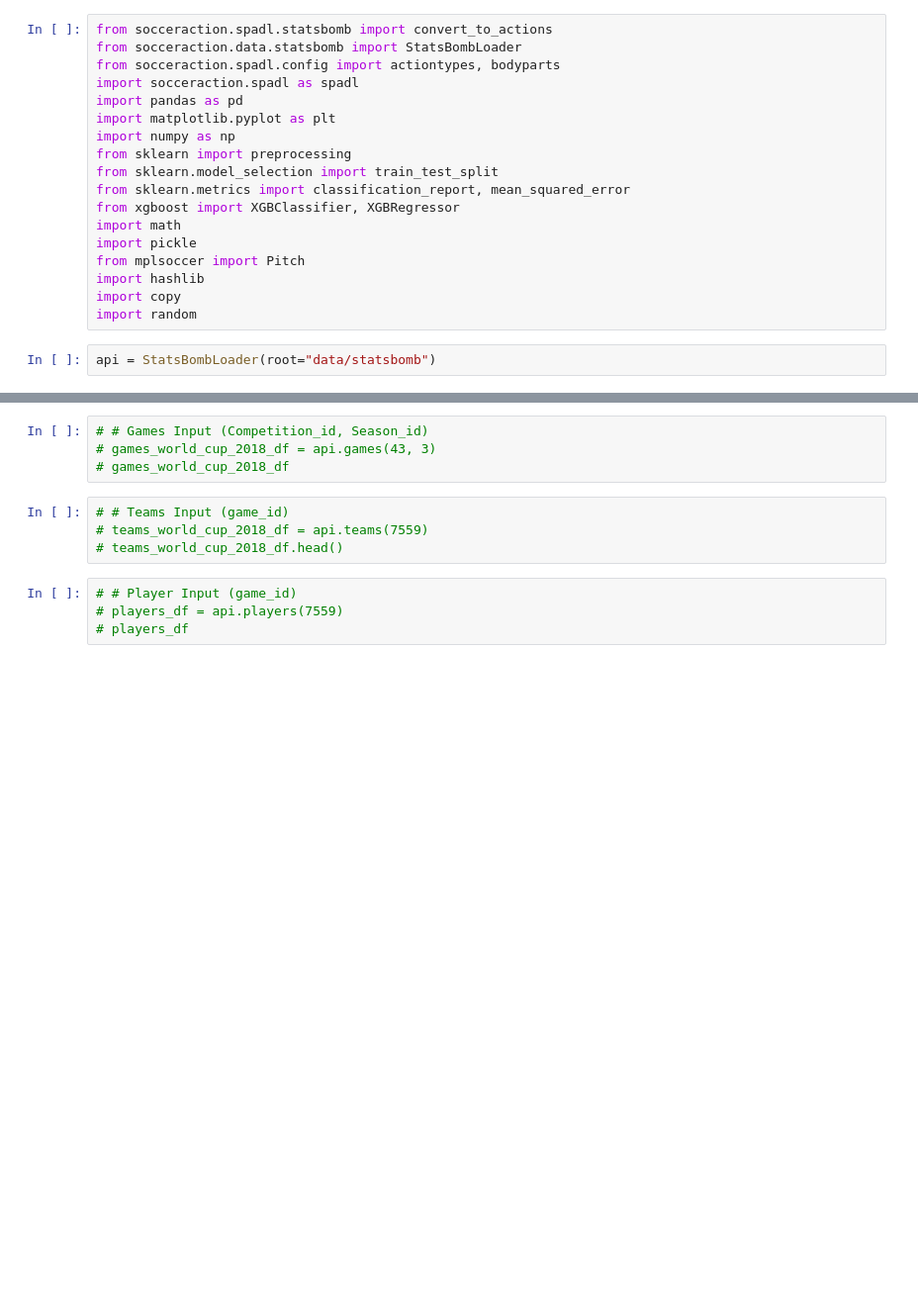
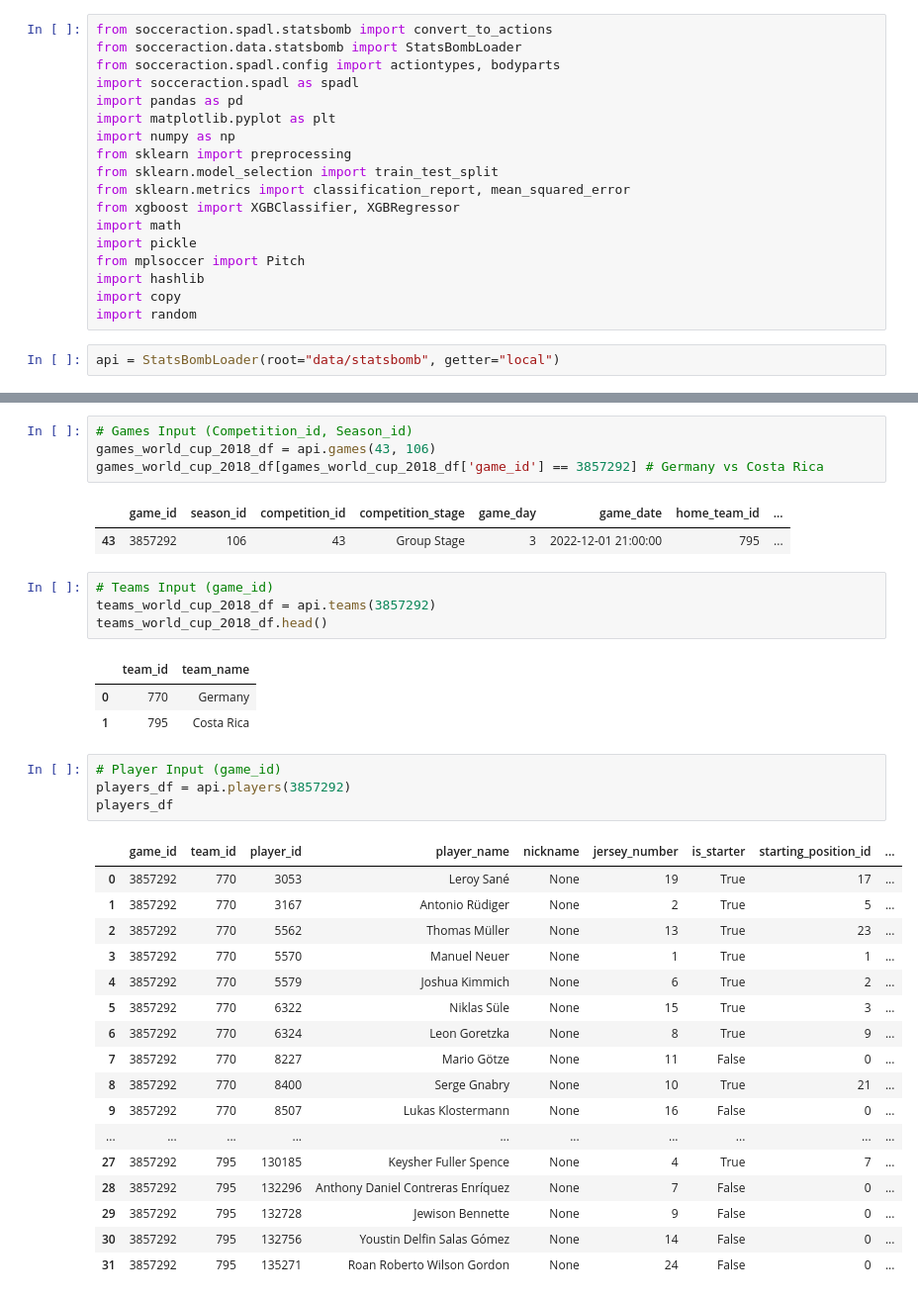
Before and after one commit to Steve23522016/vaep-base-code, a Jupyter notebook: notebooks/tutorial6_trial_socceraction_statsbomb.ipynb, the cells around one changed output, grey strips where cells are left out. Shown at 99% size. Saved outputs shown, nothing was run; the diff lists cells and outputs as text; blank space fills up the shorter version.

Commit message:
Success load statsbomb 360 data

```diff
--- a/notebooks/tutorial6_trial_socceraction_statsbomb.ipynb
+++ b/notebooks/tutorial6_trial_socceraction_statsbomb.ipynb
@@ -17,5 +17,5 @@ import hashlib
 import copy
 import random
 # %%
-api = StatsBombLoader(root="data/statsbomb")
+api = StatsBombLoader(root="data/statsbomb", getter="local")
 # %%
@@ -25,12 +38,37 @@ api = StatsBombLoader(root="data/statsbomb")
 # %%
-# # Games Input (Competition_id, Season_id)
-# games_world_cup_2018_df = api.games(43, 3)
-# games_world_cup_2018_df
+# Games Input (Competition_id, Season_id)
+games_world_cup_2018_df = api.games(43, 106)
+games_world_cup_2018_df[games_world_cup_2018_df['game_id'] == 3857292] # Germany vs Costa Rica
+# %% [output]
+|  | game_id | season_id | competition_id | competition_stage | game_day | game_date | home_team_id | ... |
+| 43 | 3857292 | 106 | 43 | Group Stage | 3 | 2022-12-01 21:00:00 | 795 | ... |
 # %%
-# # Teams Input (game_id)
-# teams_world_cup_2018_df = api.teams(7559)
-# teams_world_cup_2018_df.head()
+# Teams Input (game_id)
+teams_world_cup_2018_df = api.teams(3857292)
+teams_world_cup_2018_df.head()
+# %% [output]
+|  | team_id | team_name |
+| 0 | 770 | Germany |
+| 1 | 795 | Costa Rica |
 # %%
-# # Player Input (game_id)
-# players_df = api.players(7559)
-# players_df
+# Player Input (game_id)
+players_df = api.players(3857292)
+players_df
+# %% [output]
+|  | game_id | team_id | player_id | player_name | nickname | jersey_number | is_starter | starting_position_id | ... |
+| 0 | 3857292 | 770 | 3053 | Leroy Sané | None | 19 | True | 17 | ... |
+| 1 | 3857292 | 770 | 3167 | Antonio Rüdiger | None | 2 | True | 5 | ... |
+| 2 | 3857292 | 770 | 5562 | Thomas Müller | None | 13 | True | 23 | ... |
+| 3 | 3857292 | 770 | 5570 | Manuel Neuer | None | 1 | True | 1 | ... |
+| 4 | 3857292 | 770 | 5579 | Joshua Kimmich | None | 6 | True | 2 | ... |
+| 5 | 3857292 | 770 | 6322 | Niklas Süle | None | 15 | True | 3 | ... |
+| 6 | 3857292 | 770 | 6324 | Leon Goretzka | None | 8 | True | 9 | ... |
+| 7 | 3857292 | 770 | 8227 | Mario Götze | None | 11 | False | 0 | ... |
+| 8 | 3857292 | 770 | 8400 | Serge Gnabry | None | 10 | True | 21 | ... |
+| 9 | 3857292 | 770 | 8507 | Lukas Klostermann | None | 16 | False | 0 | ... |
+| ... | ... | ... | ... | ... | ... | ... | ... | ... | ... |
+| 27 | 3857292 | 795 | 130185 | Keysher Fuller Spence | None | 4 | True | 7 | ... |
+| 28 | 3857292 | 795 | 132296 | Anthony Daniel Contreras Enríquez | None | 7 | False | 0 | ... |
+| 29 | 3857292 | 795 | 132728 | Jewison Bennette | None | 9 | False | 0 | ... |
+| 30 | 3857292 | 795 | 132756 | Youstin Delfin Salas Gómez | None | 14 | False | 0 | ... |
+| 31 | 3857292 | 795 | 135271 | Roan Roberto Wilson Gordon | None | 24 | False | 0 | ... |
```
Also changed, not shown: parts of 3 cells of this notebook, 2 other files.
